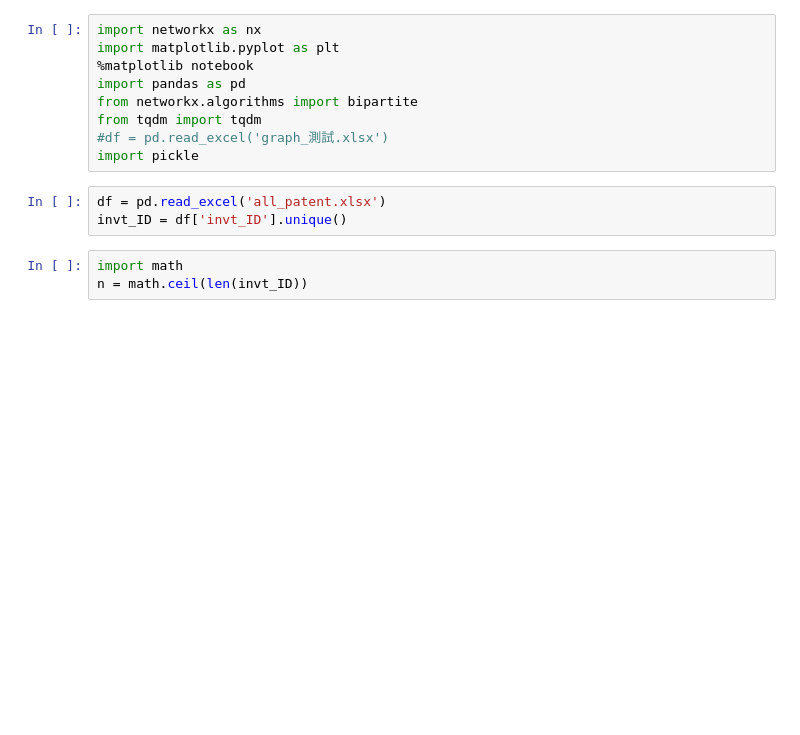
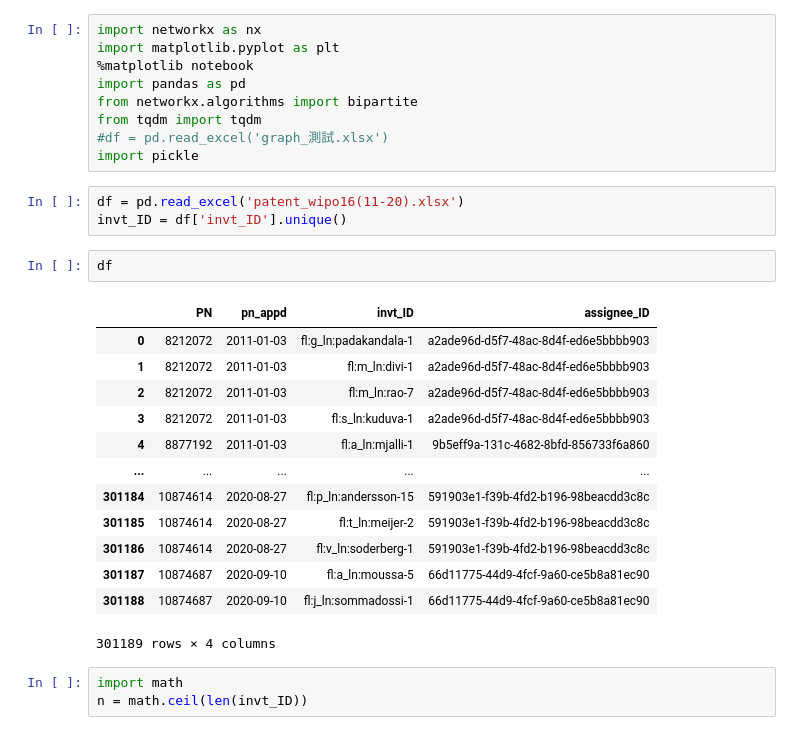
Before and after one commit to annie0807/innovation, a Jupyter notebook: graph.ipynb, the cells around one changed output. Saved outputs shown, nothing was run; the diff lists cells and outputs as text; blank space fills up the shorter version.

Commit message:
Add files via upload
data : wipo 16
inventor  saved as dictionary, not list

```diff
--- a/graph.ipynb
+++ b/graph.ipynb
@@ -8,8 +8,24 @@ from tqdm import tqdm
 #df = pd.read_excel('graph_測試.xlsx')
 import pickle
 # %%
-df = pd.read_excel('all_patent.xlsx')
+df = pd.read_excel('patent_wipo16(11-20).xlsx')
 invt_ID = df['invt_ID'].unique()
+# %%
+df
+# %% [output]
+|  | PN | pn_appd | invt_ID | assignee_ID |
+| 0 | 8212072 | 2011-01-03 | fl:g_ln:padakandala-1 | a2ade96d-d5f7-48ac-8d4f-ed6e5bbbb903 |
+| 1 | 8212072 | 2011-01-03 | fl:m_ln:divi-1 | a2ade96d-d5f7-48ac-8d4f-ed6e5bbbb903 |
+| 2 | 8212072 | 2011-01-03 | fl:m_ln:rao-7 | a2ade96d-d5f7-48ac-8d4f-ed6e5bbbb903 |
+| 3 | 8212072 | 2011-01-03 | fl:s_ln:kuduva-1 | a2ade96d-d5f7-48ac-8d4f-ed6e5bbbb903 |
+| 4 | 8877192 | 2011-01-03 | fl:a_ln:mjalli-1 | 9b5eff9a-131c-4682-8bfd-856733f6a860 |
+| ... | ... | ... | ... | ... |
+| 301184 | 10874614 | 2020-08-27 | fl:p_ln:andersson-15 | 591903e1-f39b-4fd2-b196-98beacdd3c8c |
+| 301185 | 10874614 | 2020-08-27 | fl:t_ln:meijer-2 | 591903e1-f39b-4fd2-b196-98beacdd3c8c |
+| 301186 | 10874614 | 2020-08-27 | fl:v_ln:soderberg-1 | 591903e1-f39b-4fd2-b196-98beacdd3c8c |
+| 301187 | 10874687 | 2020-09-10 | fl:a_ln:moussa-5 | 66d11775-44d9-4fcf-9a60-ce5b8a81ec90 |
+| 301188 | 10874687 | 2020-09-10 | fl:j_ln:sommadossi-1 | 66d11775-44d9-4fcf-9a60-ce5b8a81ec90 |
+301189 rows × 4 columns
 # %%
 import math
 n = math.ceil(len(invt_ID))
```
Also changed, not shown: parts of 17 cells of this notebook.
